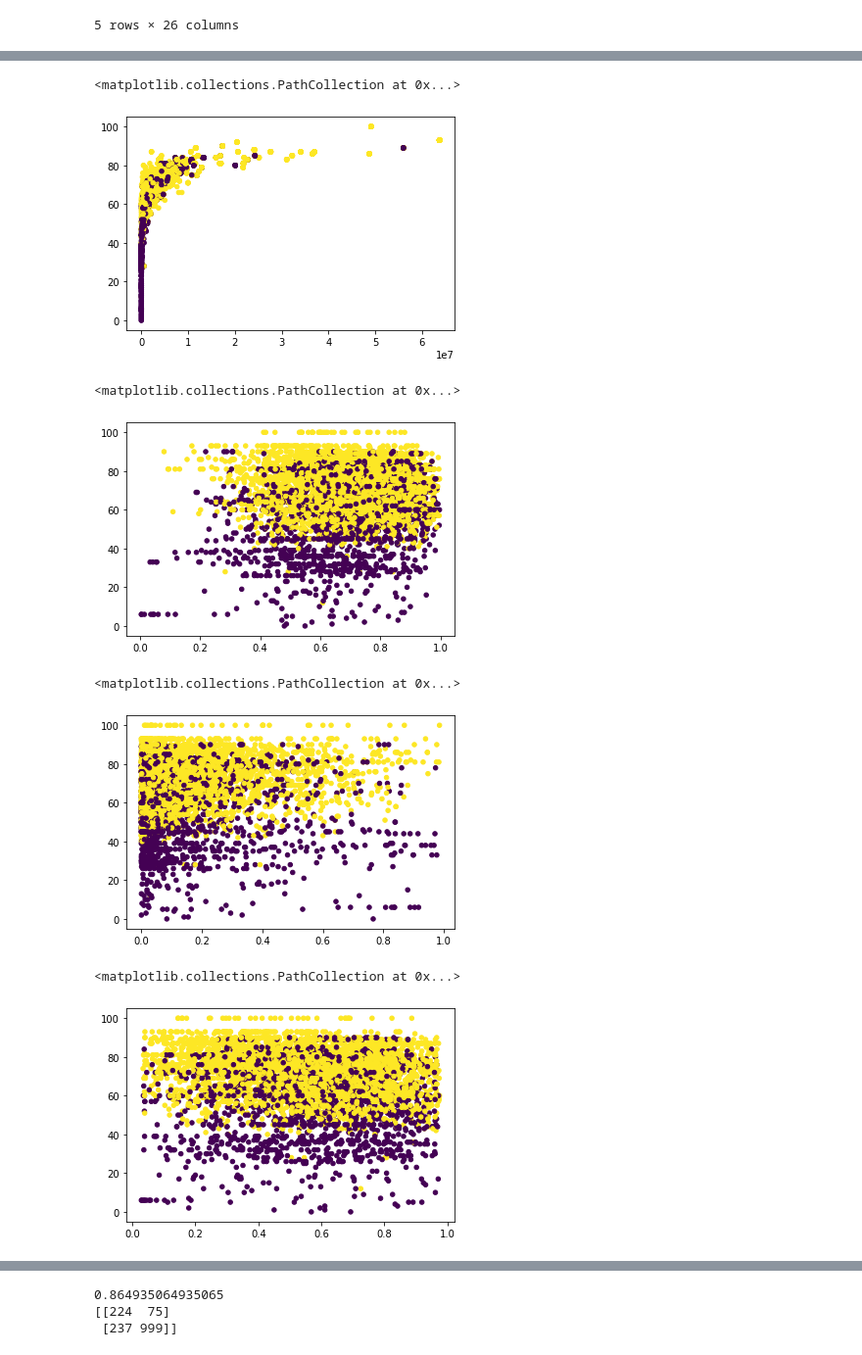
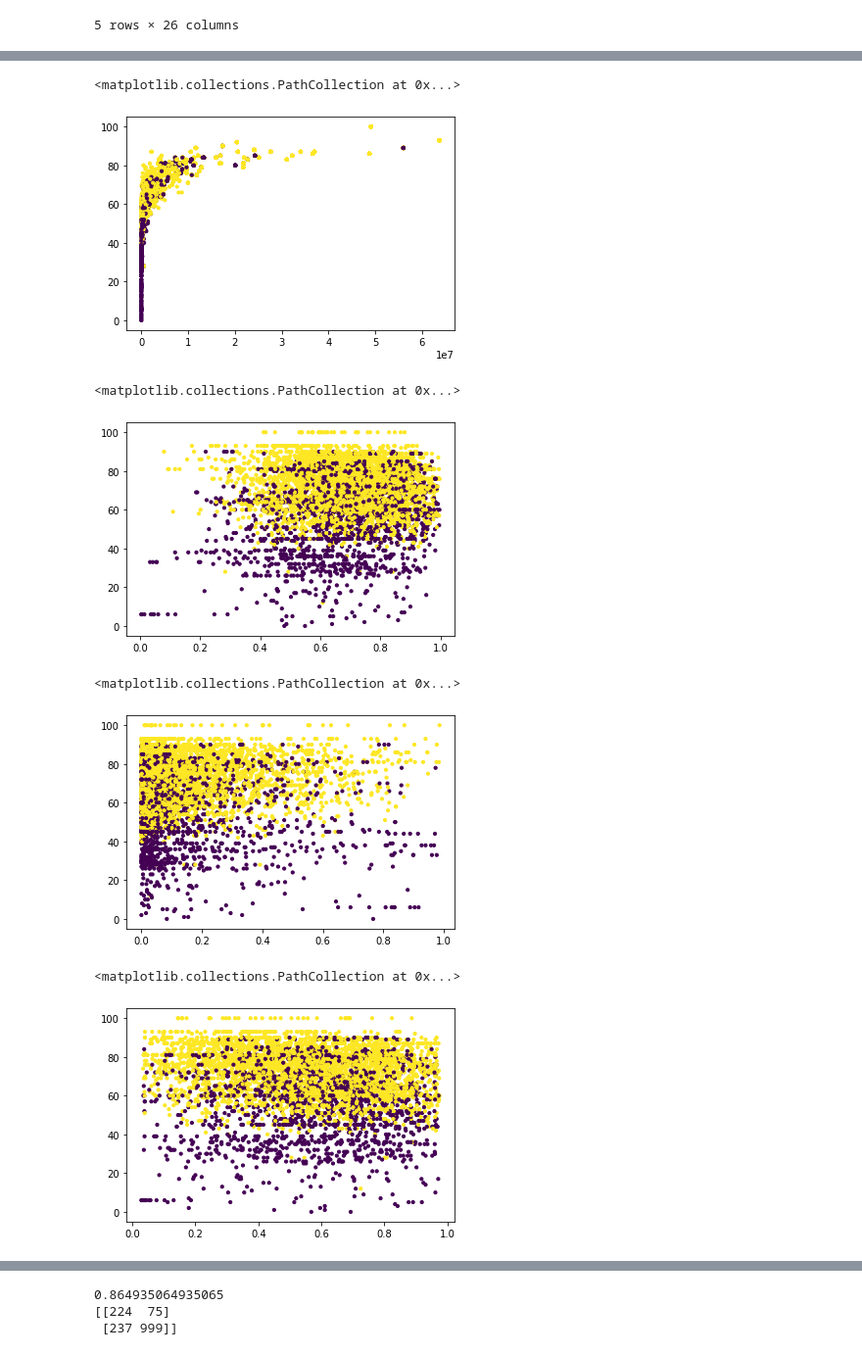
Before and after one commit to mnocerino23/Spotify-Song-Popularity-Classifier, a Jupyter notebook: Visualization_ML_SpotifyPopularity.ipynb, the cells around one changed output, grey strips where cells are left out. Shown at 98% size. Drawn from its saved outputs; the diff is of its cells as text; code cells hidden in the pictures.

```diff
--- a/Visualization_ML_SpotifyPopularity.ipynb
+++ b/Visualization_ML_SpotifyPopularity.ipynb
@@ -220,36 +220,36 @@ x = dataset_restricted['artist followers']
 y = dataset_restricted['artist popularity']
 colors = dataset_restricted['popularity']
 
-plt.scatter(x,y, s = 20, c=colors)
+plt.scatter(x,y, s = 10, c=colors)
 # %% [output]
 <matplotlib.collections.PathCollection at 0x...>
-[figure, old version]
+[figure, new version]
 # %%
 x = dataset_restricted['energy']
 y = dataset_restricted['artist popularity']
 colors = dataset_restricted['popularity']
 
-plt.scatter(x,y, s = 20, c=colors)
+plt.scatter(x,y, s = 10, c=colors)
 # %% [output]
 <matplotlib.collections.PathCollection at 0x...>
-[figure, old version]
+[figure, new version]
 # %%
 x = dataset_restricted['acousticness']
 y = dataset_restricted['artist popularity']
 colors = dataset_restricted['popularity']
 
-plt.scatter(x,y, s = 20, c=colors)
+plt.scatter(x,y, s = 10, c=colors)
 # %% [output]
 <matplotlib.collections.PathCollection at 0x...>
-[figure, old version]
+[figure, new version]
 # %%
 x = dataset_restricted['valence']
 y = dataset_restricted['artist popularity']
 colors = dataset_restricted['popularity']
-plt.scatter(x,y, s = 20, c=colors)
+plt.scatter(x,y, s = 10, c=colors)
 # %% [output]
 <matplotlib.collections.PathCollection at 0x...>
-[figure, old version]
+[figure, new version]
 # %%
 x = dataset_restricted['liveness']
 y = dataset_restricted['artist popularity']
```
Also changed, not shown: parts of 5 cells of this notebook.
